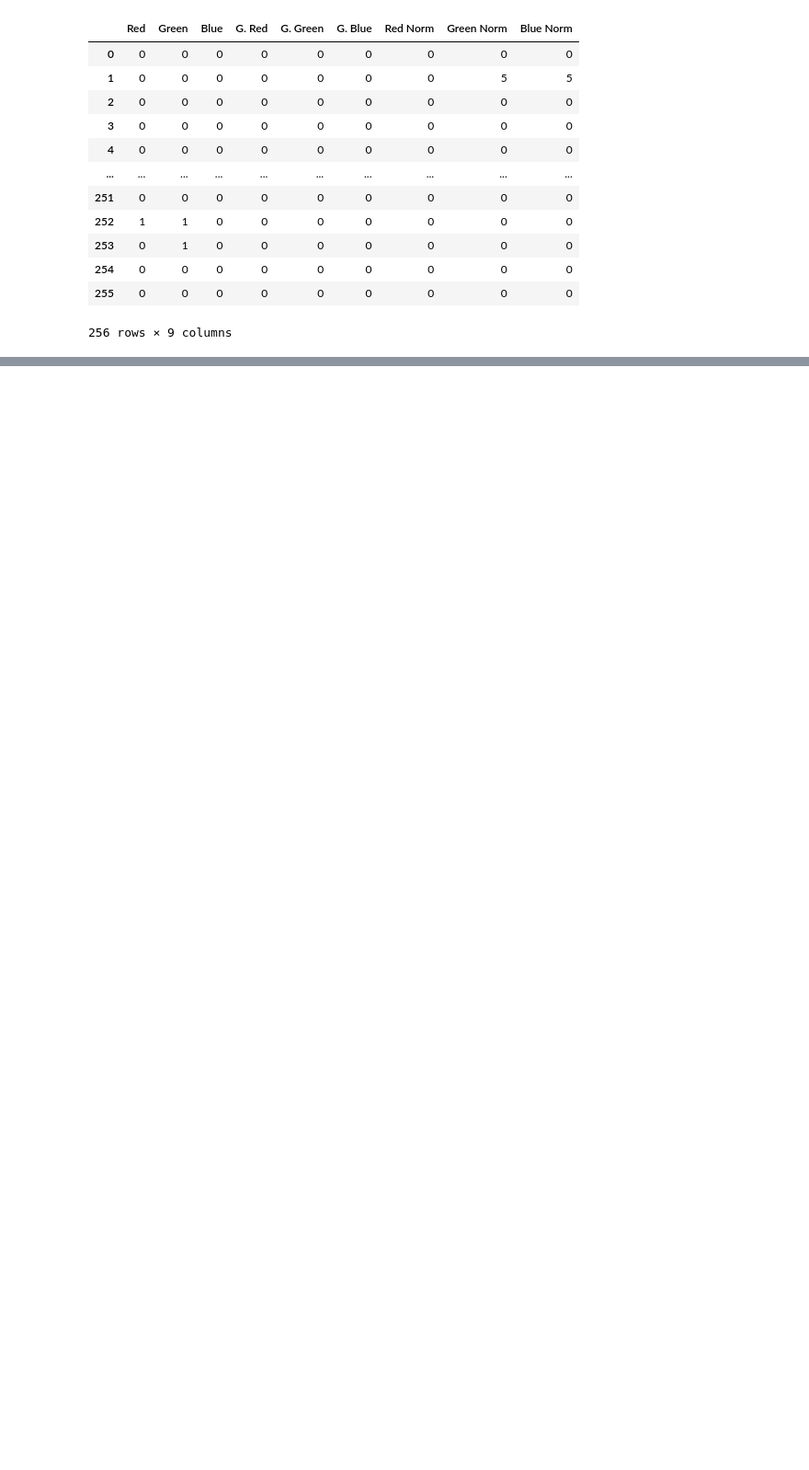
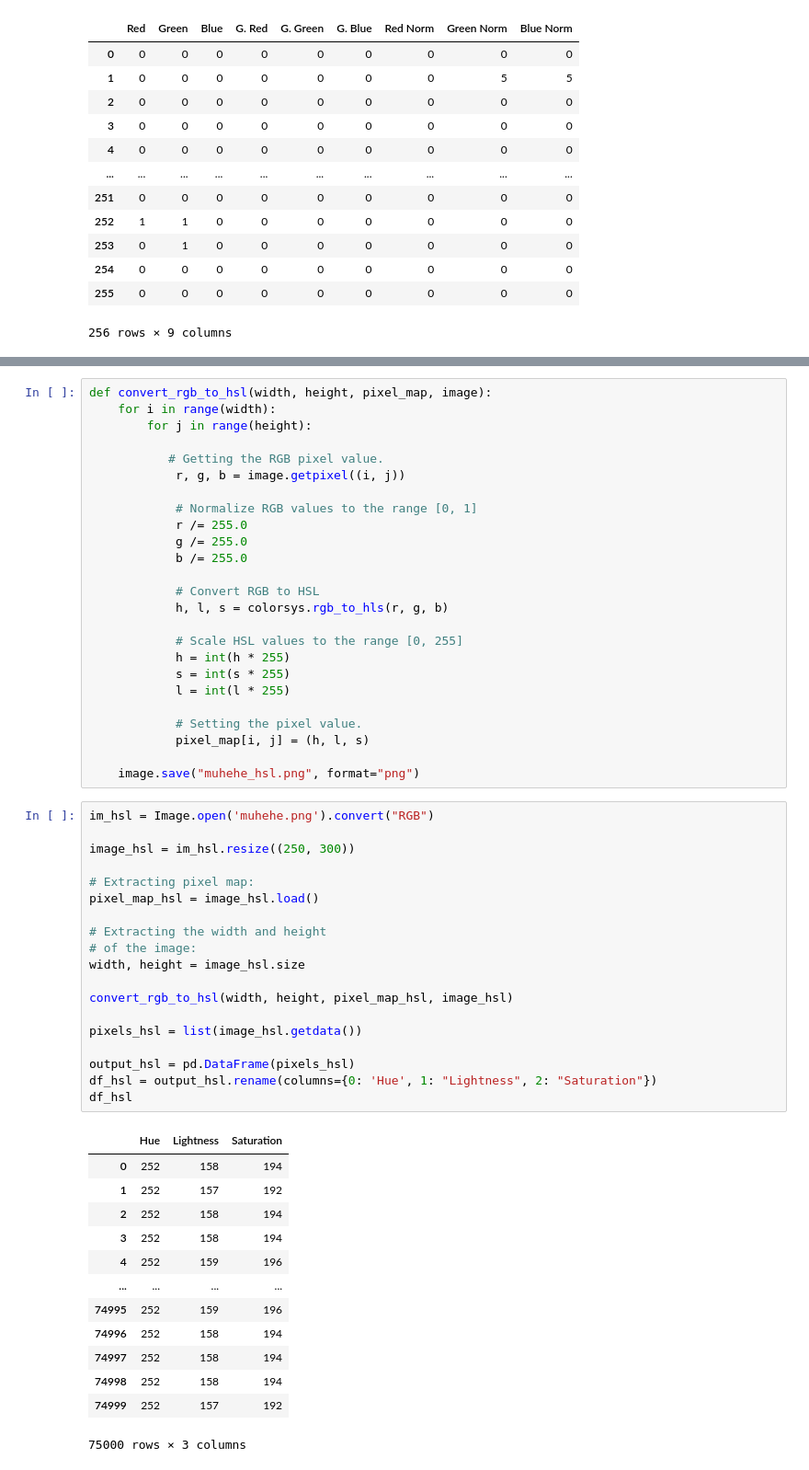
Before and after one commit to zodplugin/PengolahanCitra, a Jupyter notebook: M1_Pengolahan_Citra.ipynb, the cells around one changed output, grey strips where cells are left out. Shown at 92% size. Drawn from its saved outputs; the diff is of its cells as text; blank space fills up the shorter version.

```diff
--- a/M1_Pengolahan_Citra.ipynb
+++ b/M1_Pengolahan_Citra.ipynb
@@ -279,0 +278,58 @@ show_hist
+# %%
+def convert_rgb_to_hsl(width, height, pixel_map, image):
+    for i in range(width):
+        for j in range(height):
+
+           # Getting the RGB pixel value.
+            r, g, b = image.getpixel((i, j))
+
+            # Normalize RGB values to the range [0, 1]
+            r /= 255.0
+            g /= 255.0
+            b /= 255.0
+
+            # Convert RGB to HSL
+            h, l, s = colorsys.rgb_to_hls(r, g, b)
+
+            # Scale HSL values to the range [0, 255]
+            h = int(h * 255)
+            s = int(s * 255)
+            l = int(l * 255)
+
+            # Setting the pixel value.
+            pixel_map[i, j] = (h, l, s)
+
+    image.save("muhehe_hsl.png", format="png")
+# %%
+im_hsl = Image.open('muhehe.png').convert("RGB")
+
+image_hsl = im_hsl.resize((250, 300))
+
+# Extracting pixel map:
+pixel_map_hsl = image_hsl.load()
+
+# Extracting the width and height
+# of the image:
+width, height = image_hsl.size
+
+convert_rgb_to_hsl(width, height, pixel_map_hsl, image_hsl)
+
+pixels_hsl = list(image_hsl.getdata())
+
+output_hsl = pd.DataFrame(pixels_hsl)
+df_hsl = output_hsl.rename(columns={0: 'Hue', 1: "Lightness", 2: "Saturation"})
+df_hsl
+# %% [output]
+|  | Hue | Lightness | Saturation |
+| 0 | 252 | 158 | 194 |
+| 1 | 252 | 157 | 192 |
+| 2 | 252 | 158 | 194 |
+| 3 | 252 | 158 | 194 |
+| 4 | 252 | 159 | 196 |
+| ... | ... | ... | ... |
+| 74995 | 252 | 159 | 196 |
+| 74996 | 252 | 158 | 194 |
+| 74997 | 252 | 158 | 194 |
+| 74998 | 252 | 158 | 194 |
+| 74999 | 252 | 157 | 192 |
+75000 rows × 3 columns
```
Also changed, not shown: parts of 5 cells of this notebook, 1 other file.
